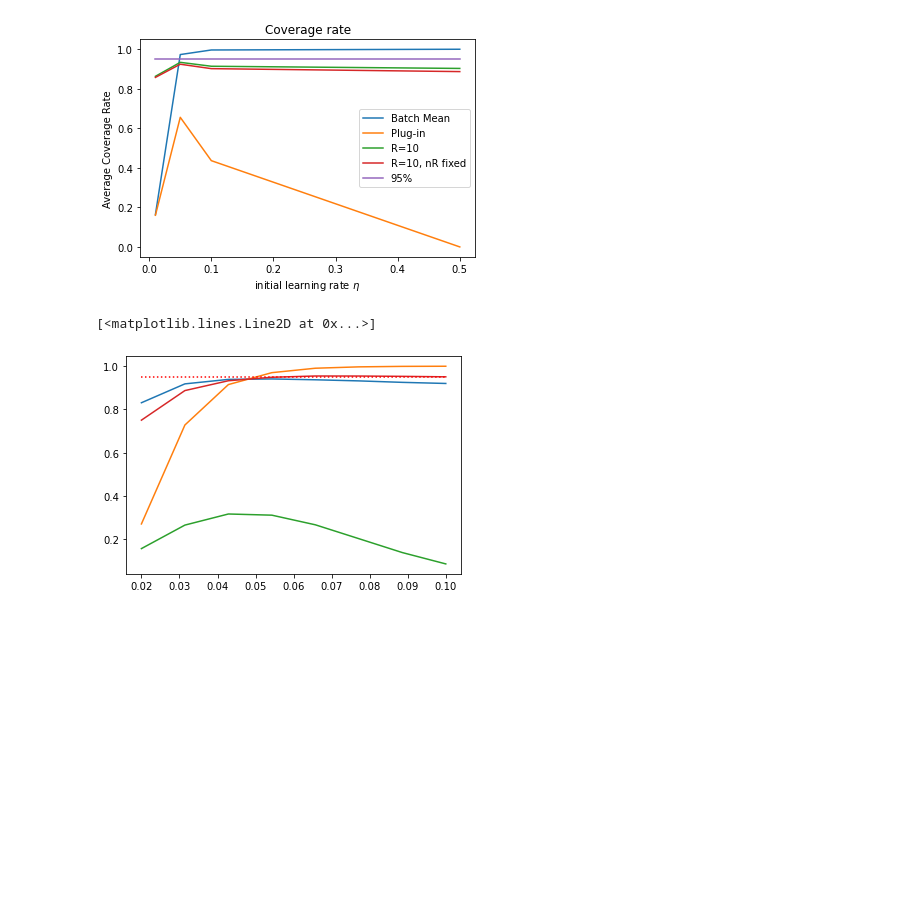
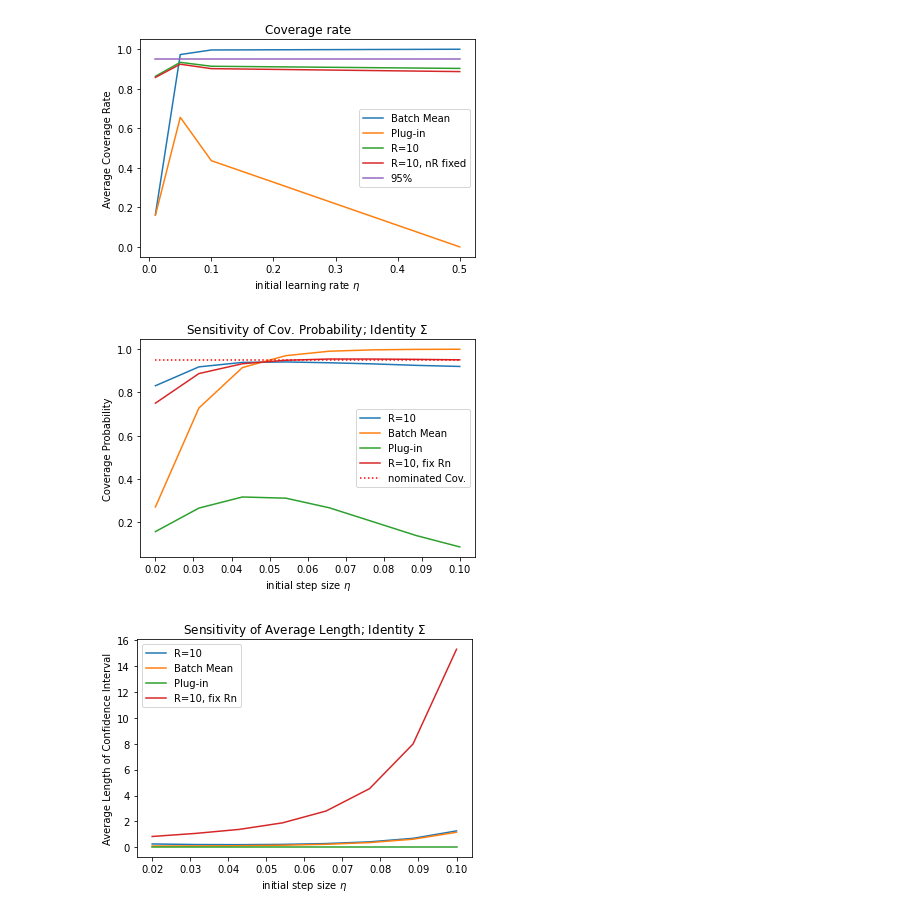
Before and after one commit to BeetrootWang/UQ_Proj, a Jupyter notebook: draft.ipynb, the cells around one changed output. Drawn from its saved outputs; the diff is of its cells as text; code cells hidden in the pictures; blank space fills up the shorter version.

```diff
--- a/draft.ipynb
+++ b/draft.ipynb
@@ -446,17 +446,33 @@ for ii in range(len(plugin_list)):
             cnt = cnt + 1
 #             import pdb; pdb.set_trace()
     f.close()
-# %%
-import matplotlib.pyplot as plt
-
-eta = np.linspace(0.02,0.1,8)
-plt.plot(eta, Cov_prob[0,:])
-plt.plot(eta, Cov_prob[1,:])
-plt.plot(eta, Cov_prob[2,:])
-plt.plot(eta, Cov_prob[3,:])
-plt.plot(eta, [0.95]*8, 'r:')
-p
-# Len
-# %% [output]
-[<matplotlib.lines.Line2D at 0x...>]
-[figure, removed]
+# %%
+import matplotlib.pyplot as plt
+
+eta = np.linspace(0.02,0.1,8)
+plt.plot(eta, Cov_prob[0,:])
+plt.plot(eta, Cov_prob[1,:])
+plt.plot(eta, Cov_prob[2,:])
+plt.plot(eta, Cov_prob[3,:])
+plt.plot(eta, [0.95]*8, 'r:')
+plt.legend(['R=10','Batch Mean', 'Plug-in', 'R=10, fix Rn', 'nominated Cov.'])
+plt.xlabel('initial step size $\eta$')
+plt.ylabel('Coverage Probability')
+plt.title('Sensitivity of Cov. Probability; Identity $\Sigma$')
+plt.savefig('identity_Cov.png',dpi=1000)
+plt.show()
+# Len
+eta = np.linspace(0.02,0.1,8)
+plt.plot(eta, Len[0,:])
+plt.plot(eta, Len[1,:])
+plt.plot(eta, Len[2,:])
+plt.plot(eta, Len[3,:])
+plt.legend(['R=10','Batch Mean', 'Plug-in', 'R=10, fix Rn'])
+plt.xlabel('initial step size $\eta$')
+plt.ylabel('Average Length of Confidence Interval')
+plt.title('Sensitivity of Average Length; Identity $\Sigma$')
+plt.savefig('identity_len.png', dpi=1000)
+plt.show()
+# %% [output]
+[figure, added]
+[figure, added]
```
Also changed, not shown: parts of 2 cells of this notebook, 4 other files.
